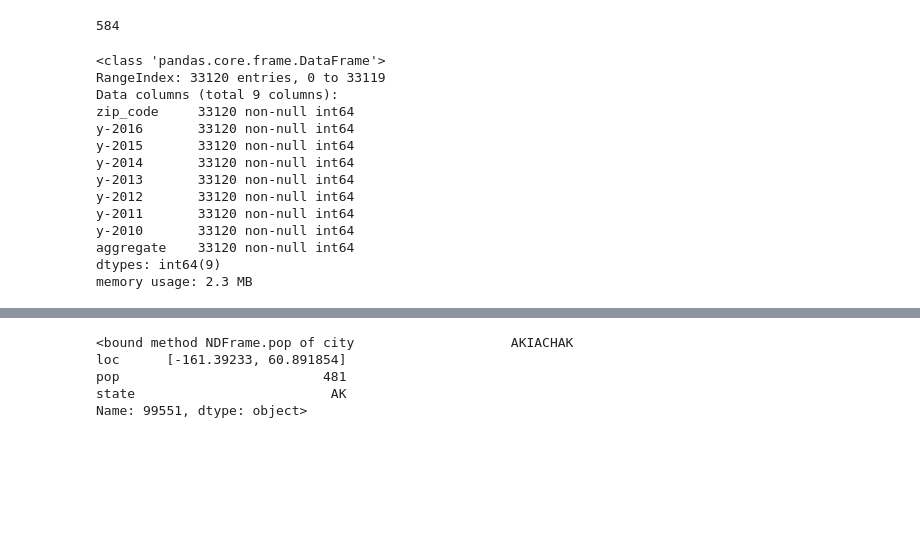
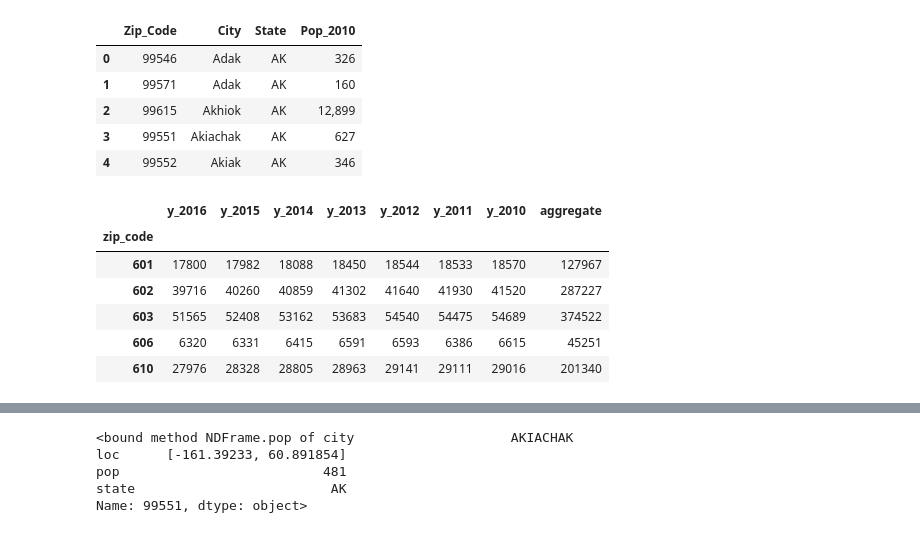
Before and after one commit to tjslezak/zipcode-population-tool, a Jupyter notebook: zipcodepopulationtool.ipynb, the cells around one changed output, grey strips where cells are left out. Saved outputs shown, nothing was run; the diff lists cells and outputs as text; code cells hidden in the pictures; blank space fills up the shorter version.

```diff
--- a/zipcodepopulationtool.ipynb
+++ b/zipcodepopulationtool.ipynb
@@ -27,3 +28,12 @@ zp.set_index('_id', inplace=True)
+# %%
+df.head()
+# %% [output]
+|  | Zip_Code | City | State | Pop_2010 |
+| 0 | 99546 | Adak | AK | 326 |
+| 1 | 99571 | Adak | AK | 160 |
+| 2 | 99615 | Akhiok | AK | 12,899 |
+| 3 | 99551 | Akiachak | AK | 627 |
+| 4 | 99552 | Akiak | AK | 346 |
 # %%
 zf = pd.read_csv('https://query.data.world/s/op67ehfhbfiugjxpzpr6rk3vfouzxp')
 zf.columns = [col.replace('-', '_') for col in zf.columns]
@@ -32,21 +42,10 @@ zf.set_index('zip_code', inplace=True)
-# %%
-zf.y_2016.loc[99551]
-# %% [output]
-584
-# %%
-zdf.info()
-# %% [output]
-<class 'pandas.core.frame.DataFrame'>
-RangeIndex: 33120 entries, 0 to 33119
-Data columns (total 9 columns):
-zip_code     33120 non-null int64
-y-2016       33120 non-null int64
-y-2015       33120 non-null int64
-y-2014       33120 non-null int64
-y-2013       33120 non-null int64
-y-2012       33120 non-null int64
-y-2011       33120 non-null int64
-y-2010       33120 non-null int64
-aggregate    33120 non-null int64
-dtypes: int64(9)
-memory usage: 2.3 MB
+# %%
+zf.head()
+# %% [output]
+|  | y_2016 | y_2015 | y_2014 | y_2013 | y_2012 | y_2011 | y_2010 | aggregate |
+| zip_code |  |  |  |  |  |  |  |  |
+| 601 | 17800 | 17982 | 18088 | 18450 | 18544 | 18533 | 18570 | 127967 |
+| 602 | 39716 | 40260 | 40859 | 41302 | 41640 | 41930 | 41520 | 287227 |
+| 603 | 51565 | 52408 | 53162 | 53683 | 54540 | 54475 | 54689 | 374522 |
+| 606 | 6320 | 6331 | 6415 | 6591 | 6593 | 6386 | 6615 | 45251 |
+| 610 | 27976 | 28328 | 28805 | 28963 | 29141 | 29111 | 29016 | 201340 |
```
Also changed, not shown: parts of 15 cells of this notebook.
